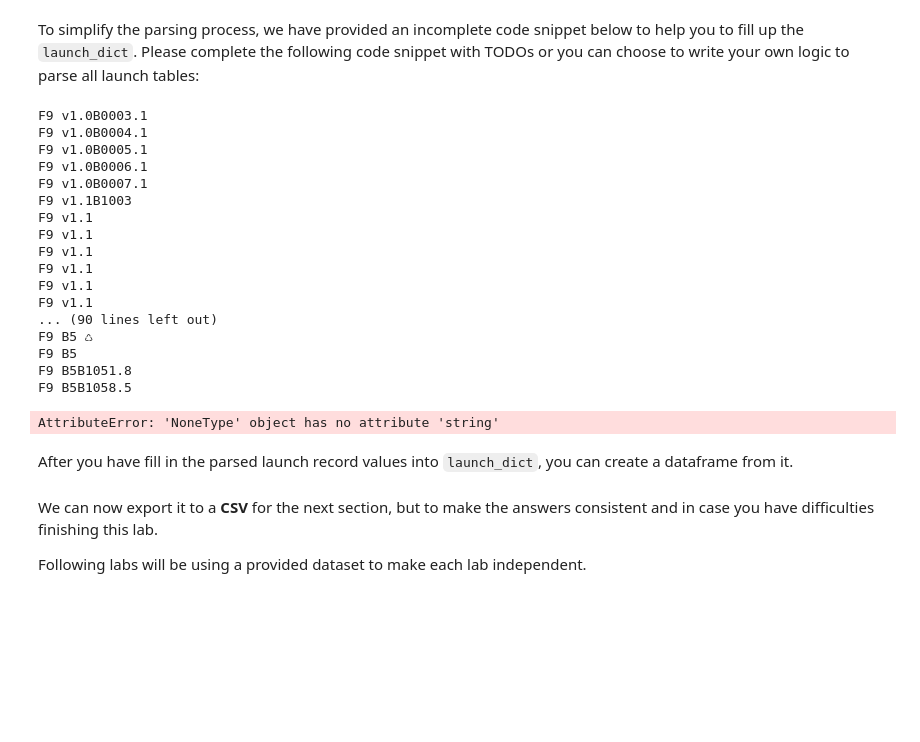
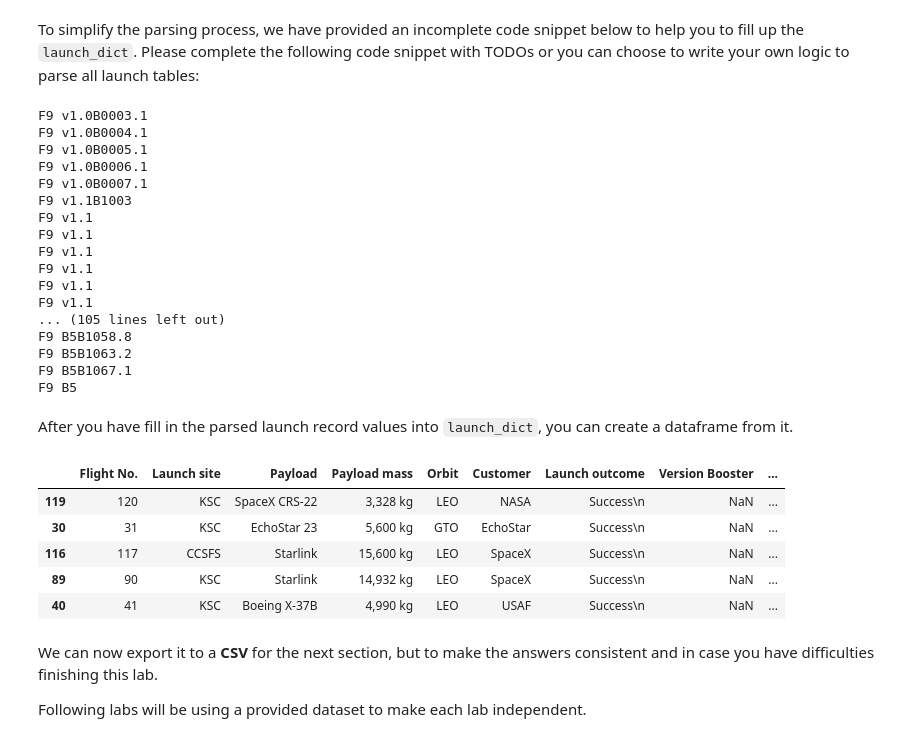
Before and after one commit to mxteen/courses, a Jupyter notebook: IBM_DataScience_certification/10_Applied Data Science Capstone/2_jupyter-labs-webscraping.ipynb, the cells around one changed output. Saved outputs shown, nothing was run; the diff lists cells and outputs as text; code cells hidden in the pictures; blank space fills up the shorter version.

Commit message:
modified 10_Applied Data Science Capstone/2_jupyter-labs-webscraping.ipynb

```diff
--- a/IBM_DataScience_certification/10_Applied Data Science Capstone/2_jupyter-labs-webscraping.ipynb
+++ b/IBM_DataScience_certification/10_Applied Data Science Capstone/2_jupyter-labs-webscraping.ipynb
@@ -117,4 +117,5 @@ First, let's perform an HTTP GET method to request the Falcon9 Launch HTML page,
 # %%
 # use requests.get() method with the provided static_url
 # assign the response to a object
-data = requests.get(static_url).text
+response = requests.get(static_url)
+response
@@ -126,4 +125,5 @@ data
 Create a `BeautifulSoup` object from the HTML `response`
 # %%
 # Use BeautifulSoup() to create a BeautifulSoup object from a response text content
-soup = BeautifulSoup(data, 'html5lib')
+soup = BeautifulSoup(response.content, "html.parser")
+soup
@@ -261,17 +279,20 @@ for table_number,table in enumerate(soup.find_all('table',"wikitable plainrowhea
             extracted_row += 1
             # Flight Number value
             # TODO: Append the flight_number into launch_dict with key `Flight No.`
+            launch_dict['Flight No.'].append(flight_number)
             #print(flight_number)
             datatimelist=date_time(row[0])
 
             # Date value
             # TODO: Append the date into launch_dict with key `Date`
             date = datatimelist[0].strip(',')
+            launch_dict['Date'].append(date)
             #print(date)
 
             # Time value
             # TODO: Append the time into launch_dict with key `Time`
             time = datatimelist[1]
+            launch_dict['Time'].append(time)
             #print(time)
 
             # Booster version
@@ -279,41 +300,52 @@ for table_number,table in enumerate(soup.find_all('table',"wikitable plainrowhea
             bv=booster_version(row[1])
             if not(bv):
                 bv=row[1].a.string
+                launch_dict['Version Booster'].append(bv)
             print(bv)
 
             # Launch Site
             # TODO: Append the bv into launch_dict with key `Launch Site`
             launch_site = row[2].a.string
+            launch_dict['Launch site'].append(launch_site)
             #print(launch_site)
 
             # Payload
             # TODO: Append the payload into launch_dict with key `Payload`
             payload = row[3].a.string
+            launch_dict['Payload'].append(payload)
             #print(payload)
 
             # Payload Mass
             # TODO: Append the payload_mass into launch_dict with key `Payload mass`
             payload_mass = get_mass(row[4])
+            launch_dict['Payload mass'].append(payload_mass)
             #print(payload)
 
             # Orbit
             # TODO: Append the orbit into launch_dict with key `Orbit`
             orbit = row[5].a.string
+            launch_dict['Orbit'].append(orbit)
             #print(orbit)
 
             # Customer
             # TODO: Append the customer into launch_dict with key `Customer`
-            customer = row[6].a.string
+            if row[6] and row[6].a:
+                customer = row[6].a.string
+            else:
+                customer = None
+            launch_dict['Customer'].append(customer)
             #print(customer)
 
             # Launch outcome
             # TODO: Append the launch_outcome into launch_dict with key `Launch outcome`
             launch_outcome = list(row[7].strings)[0]
+            launch_dict['Launch outcome'].append(launch_outcome)
             #print(launch_outcome)
 
             # Booster landing
             # TODO: Append the launch_outcome into launch_dict with key `Booster landing`
             booster_landing = landing_status(row[8])
+            launch_dict['Booster landing'].append(booster_landing)
             #print(booster_landing)
 # %% [output]
 F9 v1.0B0003.1
@@ -328,11 +360,10 @@ F9 v1.1
 F9 v1.1
 F9 v1.1
 F9 v1.1
-... (90 lines left out)
-F9 B5 ♺
+... (105 lines left out)
+F9 B5B1058.8
+F9 B5B1063.2
+F9 B5B1067.1
 F9 B5
-F9 B5B1051.8
-F9 B5B1058.5
-AttributeError: 'NoneType' object has no attribute 'string'
 # %% [markdown]
 After you have fill in the parsed launch record values into `launch_dict`, you can create a dataframe from it.
@@ -341,3 +370,13 @@ df = pd.DataFrame(launch_dict)
+# %%
+df = pd.DataFrame({ key:pd.Series(value) for key, value in launch_dict.items() })
+df.sample(5)  # let's look at the values
+# %% [output]
+|  | Flight No. | Launch site | Payload | Payload mass | Orbit | Customer | Launch outcome | Version Booster | ... |
+| 119 | 120 | KSC | SpaceX CRS-22 | 3,328 kg | LEO | NASA | Success\n | NaN | ... |
+| 30 | 31 | KSC | EchoStar 23 | 5,600 kg | GTO | EchoStar | Success\n | NaN | ... |
+| 116 | 117 | CCSFS | Starlink | 15,600 kg | LEO | SpaceX | Success\n | NaN | ... |
+| 89 | 90 | KSC | Starlink | 14,932 kg | LEO | SpaceX | Success\n | NaN | ... |
+| 40 | 41 | KSC | Boeing X-37B | 4,990 kg | LEO | USAF | Success\n | NaN | ... |
 # %% [markdown]
 We can now export it to a <b>CSV</b> for the next section, but to make the answers consistent and in case you have difficulties finishing this lab.
 
```
Also changed, not shown: parts of 4 cells of this notebook.
